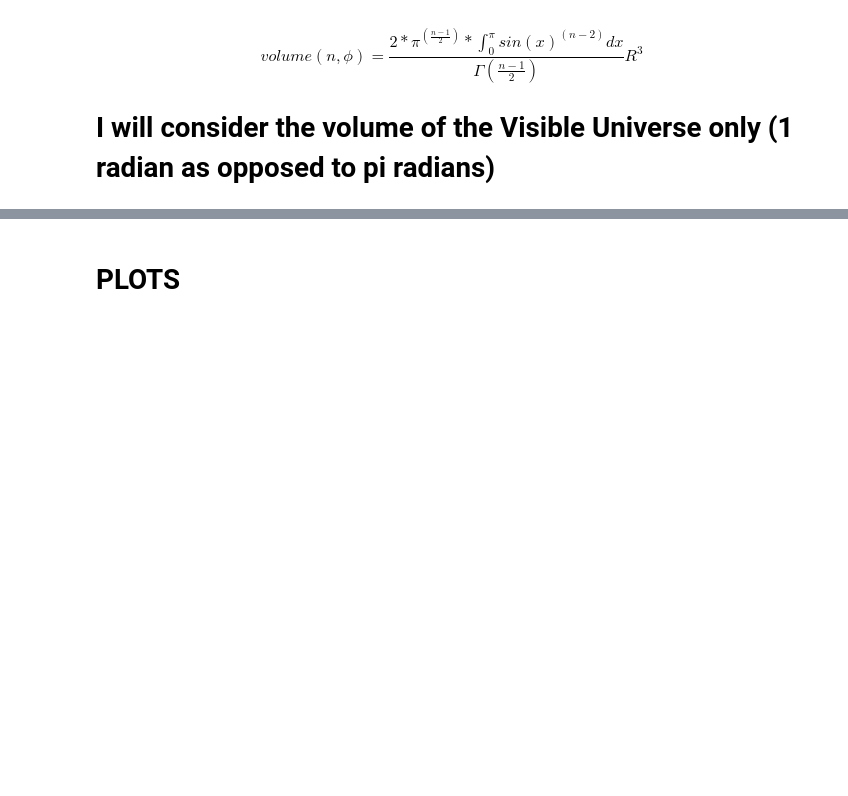
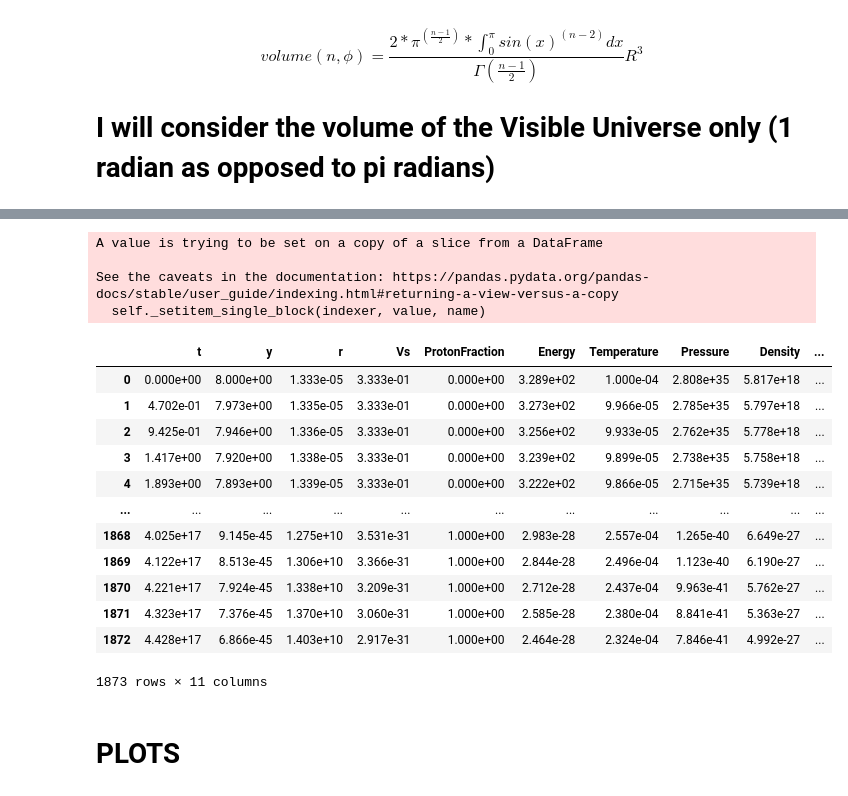
Before and after one commit to ny2292000/CMB_HU, a Jupyter notebook: AAA_BlackholiumUniverseFunction_20211120.ipynb, the cells around one changed output, grey strips where cells are left out. Drawn from its saved outputs; the diff is of its cells as text; code cells hidden in the pictures; blank space fills up the shorter version.

```diff
--- a/AAA_BlackholiumUniverseFunction_20211120.ipynb
+++ b/AAA_BlackholiumUniverseFunction_20211120.ipynb
@@ -53,24 +65,0 @@ defaultsize=[6,4]
-# %%
-K=236.0*uu.MeV
-B=16.0*uu.MeV
-L=50.0*uu.MeV
-S=32.0*uu.MeV
-MP= (cc.m_p*cc.c**2).to("MeV")
-MN= (cc.m_n*cc.c**2).to("MeV")
-ME= 0.782*uu.MeV
-pi= np.pi
-n0=0.16/uu.fm**3
-# n0=0.054/uu.fm**3
-hydrogenatom=cc.m_p+cc.m_e
-T0=((3*np.pi**2*n0/2)**(2/3)*cc.hbar**2/(2*cc.m_n)).to("MeV")
-hydrogenatomwavelength = (cc.h/(hydrogenatom*cc.c)).si
-hydrogenatomwavelength, T0, K, B, L,S,MP, MN, ME
-x0 = ((((mn - mp) / cc.hbar / cc.c / (3 * np.pi ** 2 * 0.5 * n0) ** (1 / 3))).si) ** 3
-
-
-alpha = -2*(5*B*K - 3*(4*B - K)*T0)/(5*(9*B - K)*T0 + 3*T0**2)
-eta = -18/5*(25*B**2 + 10*B*T0 + T0**2)/(5*(9*B - K)*T0 + 3*T0**2)
-gamma = 1/9*(5*K + 6*T0)/(5*B + T0)
-alpha_L = 1/6*(3*T0*alpha - 3*T0*eta + 6*T0*eta_L - 6*S + 2*T0)/T0
-eta_L = 1/18*(9*T0*eta*gamma - 9*T0*alpha + 18*T0*alpha_L + 6*L - 4*T0)/(T0*gamma)
-print(alpha, eta, gamma,eta_L,alpha_L, T0, n0)
@@ -148,0 +68,3 @@ Today             1.609e+32
+# %%
+myU=Universe(eta, alpha, alpha_L, eta_L, T0, gamma, n0,vssquaredpd)
+# vs calculation
@@ -148,0 +171,20 @@ Today             1.609e+32
+# %%
+myU.getTemperature()
+# %% [output]
+A value is trying to be set on a copy of a slice from a DataFrame
+
+See the caveats in the documentation: https://pandas.pydata.org/pandas-docs/stable/user_guide/indexing.html#returning-a-view-versus-a-copy
+  self._setitem_single_block(indexer, value, name)
+|  | t | y | r | Vs | ProtonFraction | Energy | Temperature | Pressure | Density | ... |
+| 0 | 0.000e+00 | 8.000e+00 | 1.333e-05 | 3.333e-01 | 0.000e+00 | 3.289e+02 | 1.000e-04 | 2.808e+35 | 5.817e+18 | ... |
+| 1 | 4.702e-01 | 7.973e+00 | 1.335e-05 | 3.333e-01 | 0.000e+00 | 3.273e+02 | 9.966e-05 | 2.785e+35 | 5.797e+18 | ... |
+| 2 | 9.425e-01 | 7.946e+00 | 1.336e-05 | 3.333e-01 | 0.000e+00 | 3.256e+02 | 9.933e-05 | 2.762e+35 | 5.778e+18 | ... |
+| 3 | 1.417e+00 | 7.920e+00 | 1.338e-05 | 3.333e-01 | 0.000e+00 | 3.239e+02 | 9.899e-05 | 2.738e+35 | 5.758e+18 | ... |
+| 4 | 1.893e+00 | 7.893e+00 | 1.339e-05 | 3.333e-01 | 0.000e+00 | 3.222e+02 | 9.866e-05 | 2.715e+35 | 5.739e+18 | ... |
+| ... | ... | ... | ... | ... | ... | ... | ... | ... | ... | ... |
+| 1868 | 4.025e+17 | 9.145e-45 | 1.275e+10 | 3.531e-31 | 1.000e+00 | 2.983e-28 | 2.557e-04 | 1.265e-40 | 6.649e-27 | ... |
+| 1869 | 4.122e+17 | 8.513e-45 | 1.306e+10 | 3.366e-31 | 1.000e+00 | 2.844e-28 | 2.496e-04 | 1.123e-40 | 6.190e-27 | ... |
+| 1870 | 4.221e+17 | 7.924e-45 | 1.338e+10 | 3.209e-31 | 1.000e+00 | 2.712e-28 | 2.437e-04 | 9.963e-41 | 5.762e-27 | ... |
+| 1871 | 4.323e+17 | 7.376e-45 | 1.370e+10 | 3.060e-31 | 1.000e+00 | 2.585e-28 | 2.380e-04 | 8.841e-41 | 5.363e-27 | ... |
+| 1872 | 4.428e+17 | 6.866e-45 | 1.403e+10 | 2.917e-31 | 1.000e+00 | 2.464e-28 | 2.324e-04 | 7.846e-41 | 4.992e-27 | ... |
+1873 rows × 11 columns
```
Also changed, not shown: parts of 62 cells of this notebook, 15 other files.
